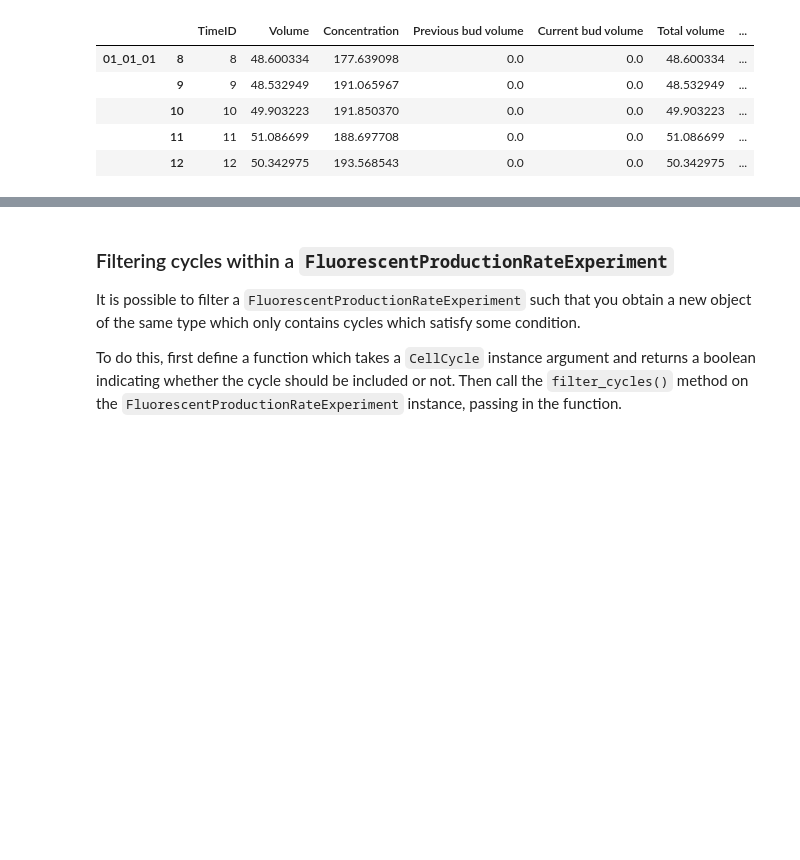
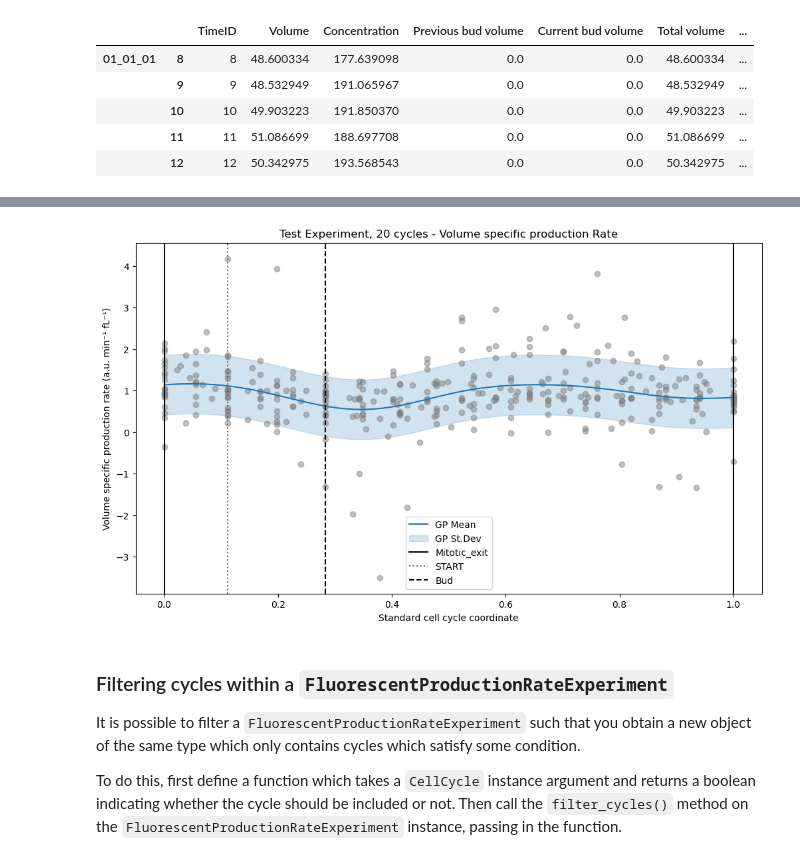
Before and after one commit to molecular-systems-biology/fluorescent-protein-production-rate, a Jupyter notebook: Demo/Demo_notebook.ipynb, the cells around one changed output, grey strips where cells are left out. Drawn from its saved outputs; the diff is of its cells as text; code cells hidden in the pictures; blank space fills up the shorter version.

```diff
--- a/Demo/Demo_notebook.ipynb
+++ b/Demo/Demo_notebook.ipynb
@@ -431,3 +488,8 @@ rate_plot = experiment.plot_specific_production_rate()
+# %%
+experiment.fit_production_rate_gp("specific", n_restarts=5, random_seed=101)
+specific_rate_plot = experiment.plot_production_rate("specific")
+# %% [output]
+[figure, added]
 # %% [markdown]
 ### Filtering cycles within a `FluorescentProductionRateExperiment`
 
```
Also changed, not shown: parts of 10 cells of this notebook, 2 other files.
